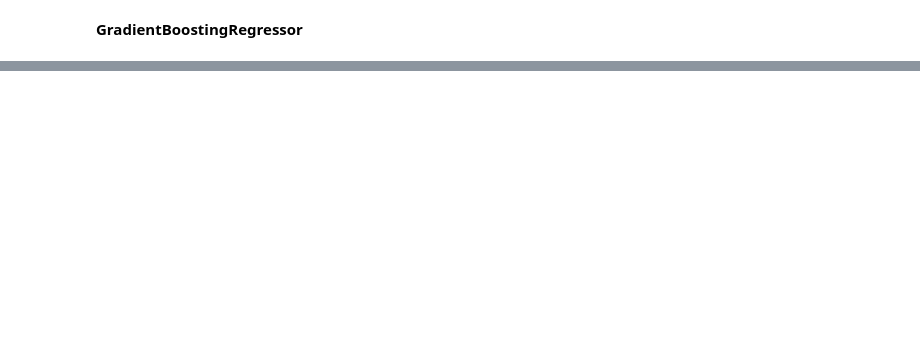
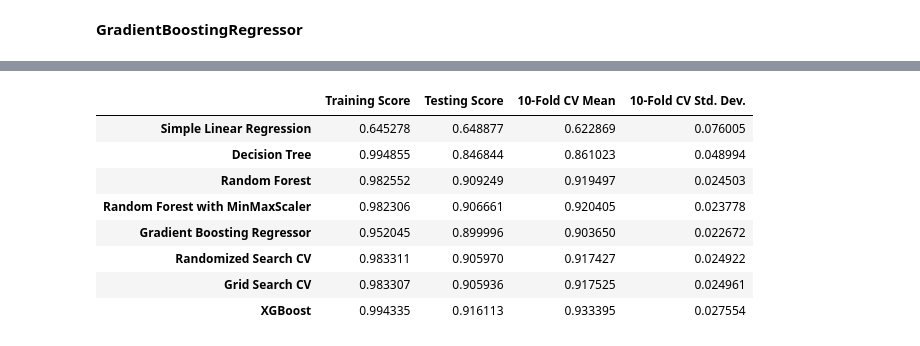
Before and after one commit to pcopley/uta-aiml, a Jupyter notebook: 04 Feature Selection, Model Selection, and Tuning/03 Project/Feature Selection Project.ipynb, the cells around one changed output, grey strips where cells are left out. Saved outputs shown, nothing was run; the diff lists cells and outputs as text; code cells hidden in the pictures; blank space fills up the shorter version.

```diff
--- a/04 Feature Selection, Model Selection, and Tuning/03 Project/Feature Selection Project.ipynb
+++ b/04 Feature Selection, Model Selection, and Tuning/03 Project/Feature Selection Project.ipynb
@@ -762,0 +930,10 @@ gbr.score(x_test, y_test)
+# %%
+rf_gscv_train = grid_search.best_estimator_.score(x_train, y_train.values.ravel())
+rf_gscv_test = grid_search.best_estimator_.score(x_test, y_test.values.ravel())
+
+rfgs_cv = cross_validate(grid_search.best_estimator_, x, y.values.ravel(), cv=10)
+# %%
+model_comparison['Grid Search CV'] = pd.Series(data=[rf_gscv_train, rf_gscv_test, rfgs_cv['test_score'].mean(), rfgs_cv['test_score'].std()],
+                                               index=labels)
+
+model_comparison.T
@@ -762,0 +966,20 @@ gbr.score(x_test, y_test)
+# %%
+xgb_train = xgb.score(x_train, y_train.values.ravel())
+xgb_test = xgb.score(x_test, y_test.values.ravel())
+
+xgb_cv = cross_validate(xgb, x, y.values.ravel(), cv=10)
+# %%
+model_comparison['XGBoost'] = pd.Series(data=[xgb_train, xgb_test, xgb_cv['test_score'].mean(), xgb_cv['test_score'].std()],
+                                       index=labels)
+
+model_comparison.T
+# %% [output]
+|  | Training Score | Testing Score | 10-Fold CV Mean | 10-Fold CV Std. Dev. |
+| Simple Linear Regression | 0.645278 | 0.648877 | 0.622869 | 0.076005 |
+| Decision Tree | 0.994855 | 0.846844 | 0.861023 | 0.048994 |
+| Random Forest | 0.982552 | 0.909249 | 0.919497 | 0.024503 |
+| Random Forest with MinMaxScaler | 0.982306 | 0.906661 | 0.920405 | 0.023778 |
+| Gradient Boosting Regressor | 0.952045 | 0.899996 | 0.903650 | 0.022672 |
+| Randomized Search CV | 0.983311 | 0.905970 | 0.917427 | 0.024922 |
+| Grid Search CV | 0.983307 | 0.905936 | 0.917525 | 0.024961 |
+| XGBoost | 0.994335 | 0.916113 | 0.933395 | 0.027554 |
```
Also changed, not shown: parts of 54 cells of this notebook.
